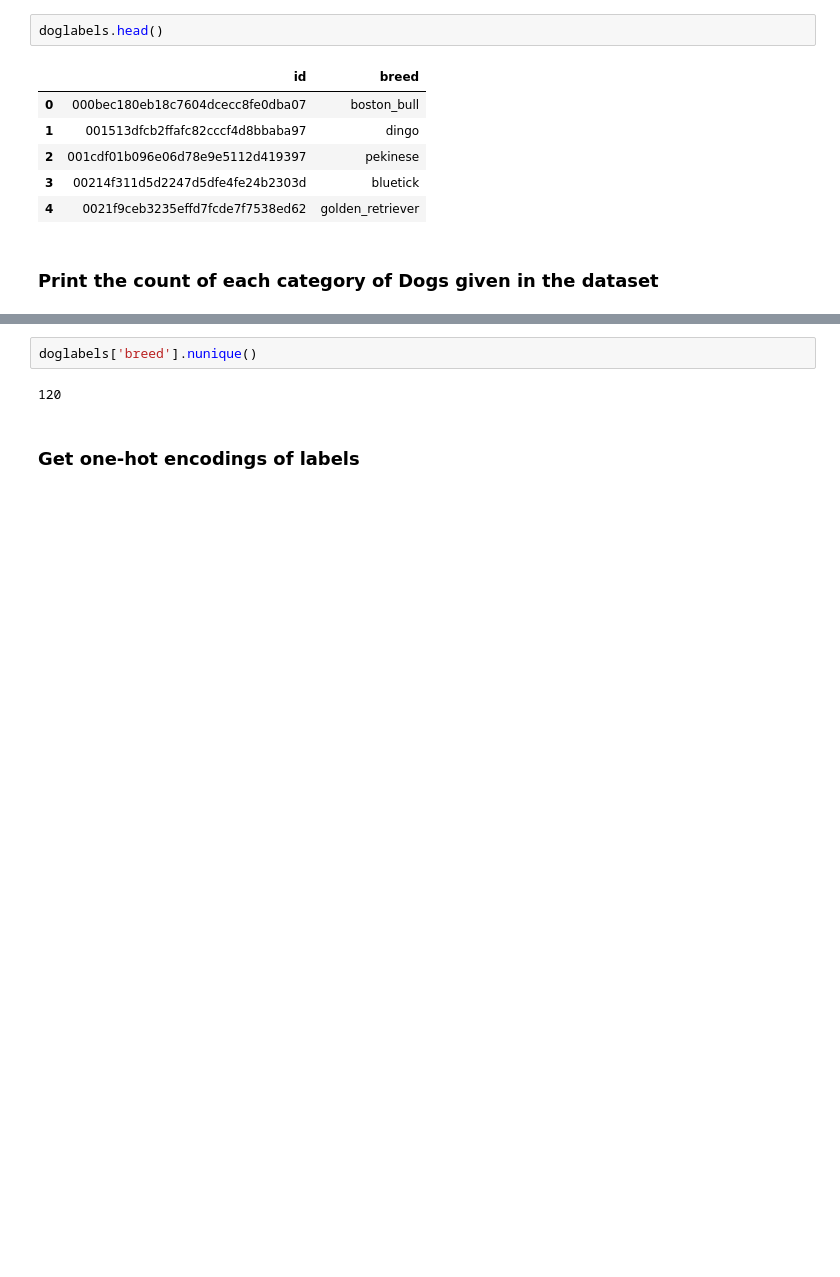
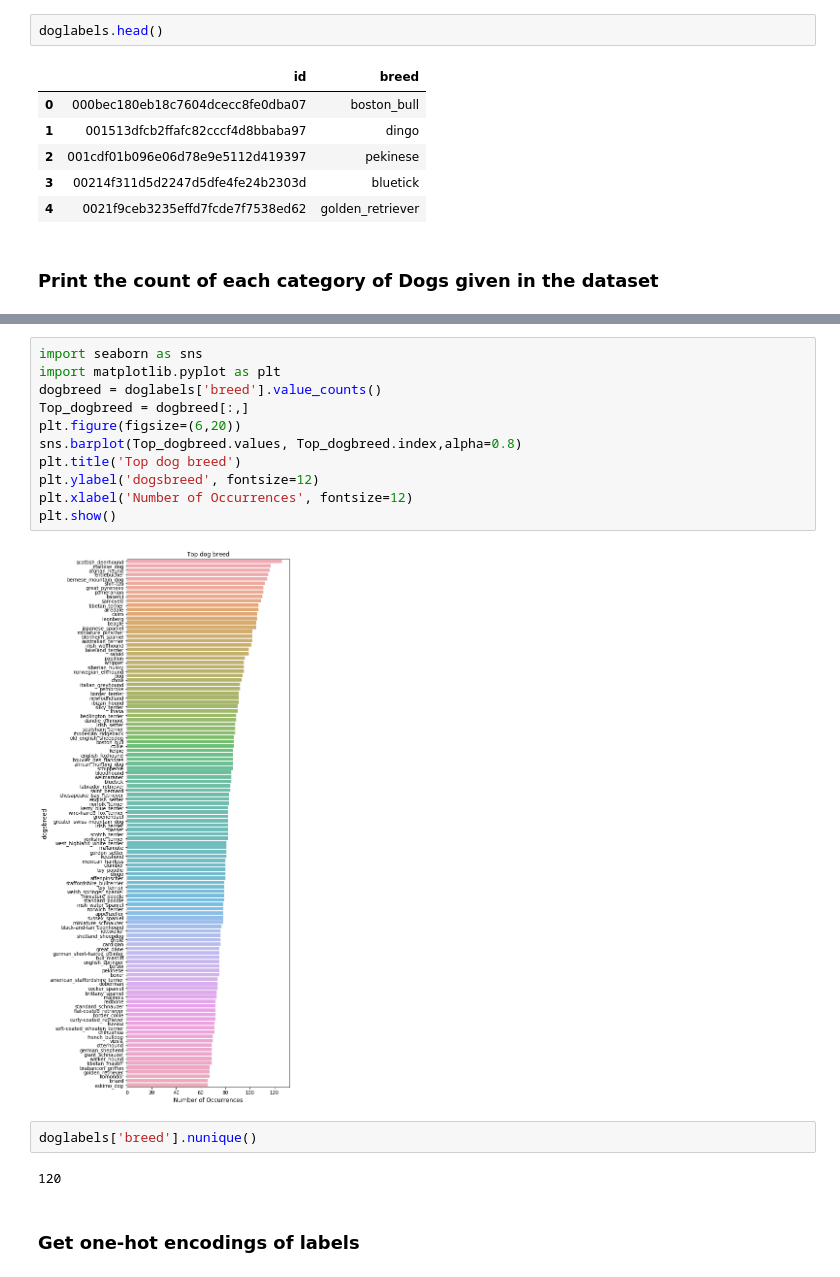
Before and after one commit to GreatLearningAIML1/bangalore-aug19-batch-Nishamol, a Jupyter notebook: CV_Project2_Dog_Breed_Classification_Questions.ipynb, the cells around one changed output, grey strips where cells are left out. Cells and saved outputs as stored; diff of their text form; blank space fills up the shorter version.

```diff
--- a/CV_Project2_Dog_Breed_Classification_Questions.ipynb
+++ b/CV_Project2_Dog_Breed_Classification_Questions.ipynb
@@ -73,4 +73,17 @@ briard                   66
 Name: breed, Length: 120, dtype: int64
+# %%
+import seaborn as sns
+import matplotlib.pyplot as plt
+dogbreed = doglabels['breed'].value_counts()
+Top_dogbreed = dogbreed[:,]
+plt.figure(figsize=(6,20))
+sns.barplot(Top_dogbreed.values, Top_dogbreed.index,alpha=0.8)
+plt.title('Top dog breed')
+plt.ylabel('dogsbreed', fontsize=12)
+plt.xlabel('Number of Occurrences', fontsize=12)
+plt.show()
+# %% [output]
+[figure, added]
 # %%
 doglabels['breed'].nunique()
 # %% [output]
```
Also changed, not shown: parts of 12 cells of this notebook.
